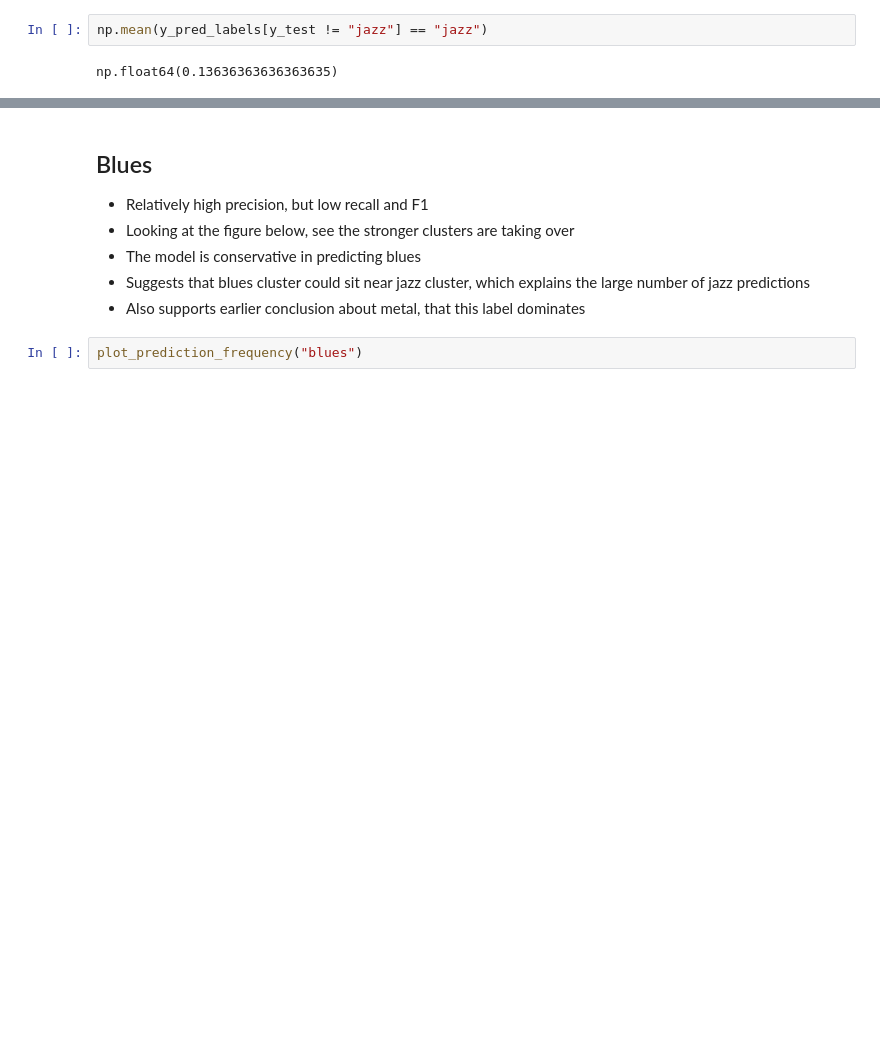
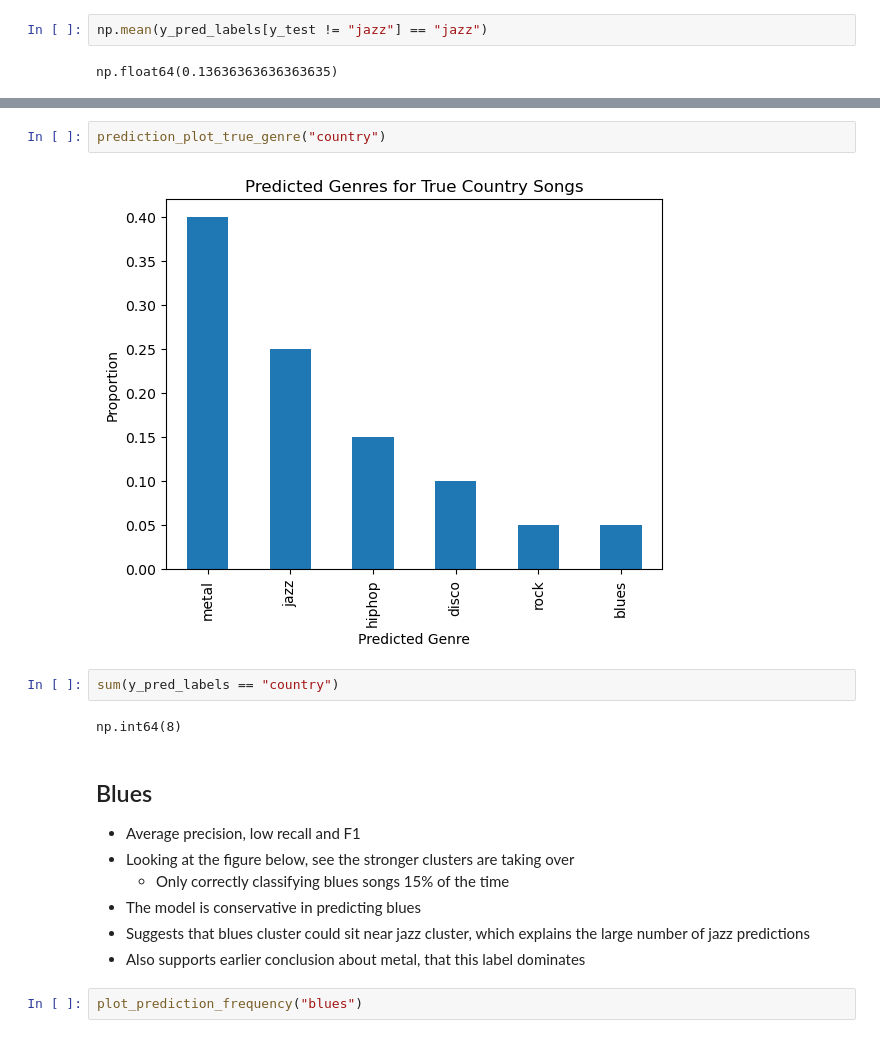
Before and after one commit to AlexGithub3427/music-genre-classification, a Jupyter notebook: KNN Analysis.ipynb, the cells around one changed output, grey strips where cells are left out. Drawn from its saved outputs; the diff is of its cells as text; blank space fills up the shorter version.

```diff
--- a/KNN Analysis.ipynb
+++ b/KNN Analysis.ipynb
@@ -217,7 +250,16 @@ np.float64(0.13636363636363635)
+# %%
+prediction_plot_true_genre("country")
+# %% [output]
+[figure, added]
+# %%
+sum(y_pred_labels == "country")
+# %% [output]
+np.int64(8)
 # %% [markdown]
 ## Blues
-- Relatively high precision, but low recall and F1
+- Average precision, low recall and F1
 - Looking at the figure below, see the stronger clusters are taking over
+    - Only correctly classifying blues songs 15% of the time
 - The model is conservative in predicting blues
 - Suggests that blues cluster could sit near jazz cluster, which explains the large number of jazz predictions
 - Also supports earlier conclusion about metal, that this label dominates
```
Also changed, not shown: parts of 11 cells of this notebook.
